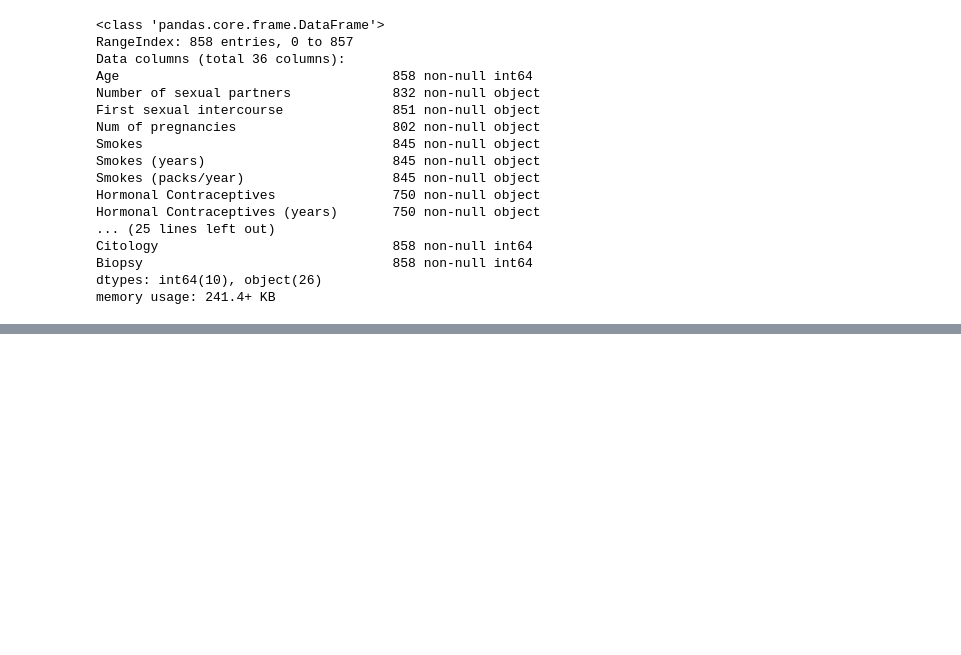
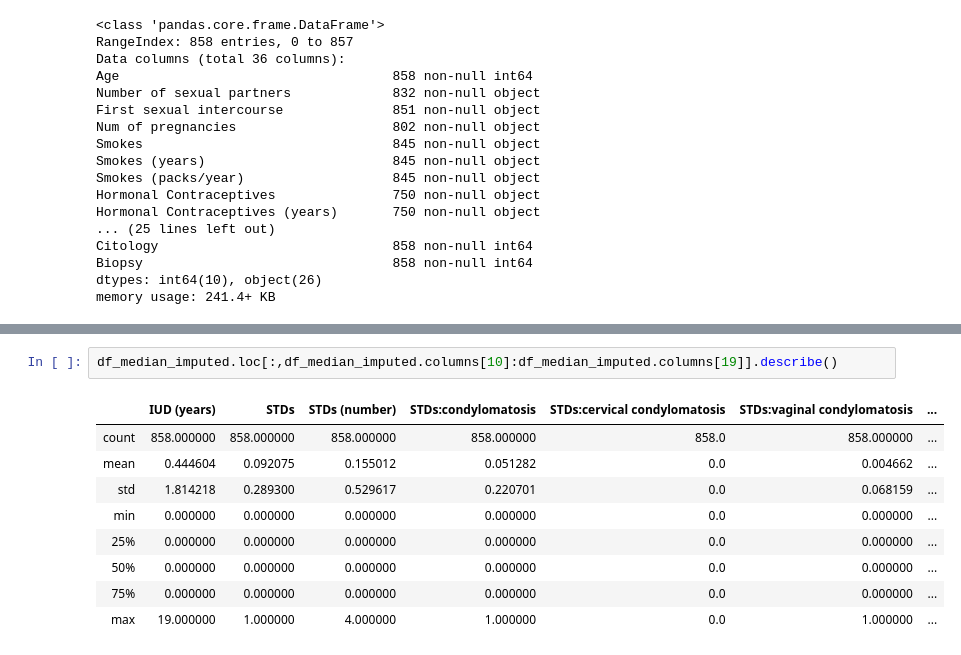
Before and after one commit to s-weisenberg/Data-Science-Projects, a Jupyter notebook: Capstone_Project_1/Capstone1_Data_Wrangling.ipynb, the cells around one changed output, grey strips where cells are left out. Saved outputs shown, nothing was run; the diff lists cells and outputs as text; blank space fills up the shorter version.

```diff
--- a/Capstone_Project_1/Capstone1_Data_Wrangling.ipynb
+++ b/Capstone_Project_1/Capstone1_Data_Wrangling.ipynb
@@ -93,0 +168,12 @@ memory usage: 241.4+ KB
+# %%
+df_median_imputed.loc[:,df_median_imputed.columns[10]:df_median_imputed.columns[19]].describe()
+# %% [output]
+|  | IUD (years) | STDs | STDs (number) | STDs:condylomatosis | STDs:cervical condylomatosis | STDs:vaginal condylomatosis | ... |
+| count | 858.000000 | 858.000000 | 858.000000 | 858.000000 | 858.0 | 858.000000 | ... |
+| mean | 0.444604 | 0.092075 | 0.155012 | 0.051282 | 0.0 | 0.004662 | ... |
+| std | 1.814218 | 0.289300 | 0.529617 | 0.220701 | 0.0 | 0.068159 | ... |
+| min | 0.000000 | 0.000000 | 0.000000 | 0.000000 | 0.0 | 0.000000 | ... |
+| 25% | 0.000000 | 0.000000 | 0.000000 | 0.000000 | 0.0 | 0.000000 | ... |
+| 50% | 0.000000 | 0.000000 | 0.000000 | 0.000000 | 0.0 | 0.000000 | ... |
+| 75% | 0.000000 | 0.000000 | 0.000000 | 0.000000 | 0.0 | 0.000000 | ... |
+| max | 19.000000 | 1.000000 | 4.000000 | 1.000000 | 0.0 | 1.000000 | ... |
```
Also changed, not shown: parts of 14 cells of this notebook.
